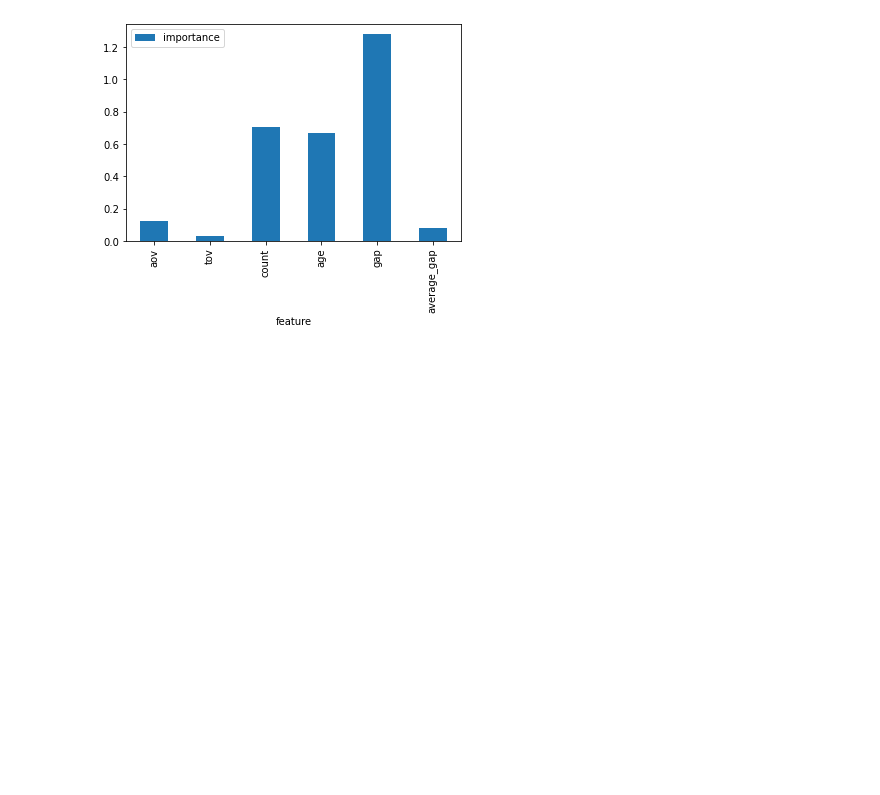
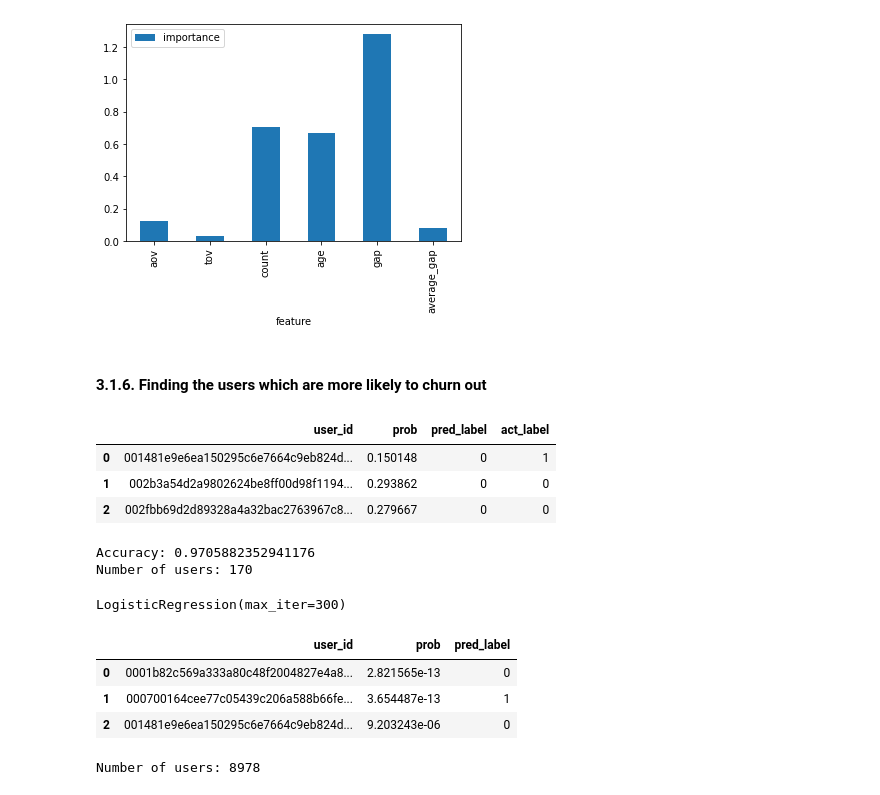
Before and after one commit to saxenapriyansh/dummy_task, a Jupyter notebook: 4. Churn.ipynb, the cells around one changed output. Drawn from its saved outputs; the diff is of its cells as text; code cells hidden in the pictures; blank space fills up the shorter version.

Commit message:
feat(init) Updated Churn code

```diff
--- a/4. Churn.ipynb
+++ b/4. Churn.ipynb
@@ -217,0 +217,2 @@ pd.DataFrame((zip(list(lr_clf.feature_names_in_), abs(lr_clf.coef_[0]))), column
+# %% [markdown]
+#### 3.1.6. Finding the users which are more likely to churn out
@@ -217,0 +226,17 @@ pd.DataFrame((zip(list(lr_clf.feature_names_in_), abs(lr_clf.coef_[0]))), column
+# %%
+most_probable_test_users_churn_df = pd.DataFrame(zip(test_df_scaled['user_id'], clf.predict_proba(X_test)[:,1], lr_clf.predict(X_test), Y_test), columns=['user_id', 'prob', 'pred_label', 'act_label'])
+most_probable_test_users_churn_df.head(3)
+# %% [output]
+|  | user_id | prob | pred_label | act_label |
+| 0 | 001481e9e6ea150295c6e7664c9eb824d... | 0.150148 | 0 | 1 |
+| 1 | 002b3a54d2a9802624be8ff00d98f1194... | 0.293862 | 0 | 0 |
+| 2 | 002fbb69d2d89328a4a32bac2763967c8... | 0.279667 | 0 | 0 |
+# %%
+df = most_probable_test_users_churn_df[most_probable_test_users_churn_df['prob']>=0.95]
+accuracy = accuracy_score(df['act_label'], df['pred_label'])
+
+print("Accuracy: {}".format(accuracy))
+print("Number of users: {}".format(df['user_id'].nunique()))
+# %% [output]
+Accuracy: 0.9705882352941176
+Number of users: 170
@@ -217,0 +265,21 @@ pd.DataFrame((zip(list(lr_clf.feature_names_in_), abs(lr_clf.coef_[0]))), column
+# %%
+lr_clf = LogisticRegression(max_iter=300)
+lr_clf.fit(X, Y);
+# %% [output]
+LogisticRegression(max_iter=300)
+# %%
+most_probable_users_churn_df = pd.DataFrame(zip(df_filtered['user_id'], clf.predict_proba(X)[:,1], lr_clf.predict(X)), columns=['user_id', 'prob', 'pred_label'])
+most_probable_users_churn_df.head(3)
+# %% [output]
+|  | user_id | prob | pred_label |
+| 0 | 0001b82c569a333a80c48f2004827e4a8... | 2.821565e-13 | 0 |
+| 1 | 000700164cee77c05439c206a588b66fe... | 3.654487e-13 | 1 |
+| 2 | 001481e9e6ea150295c6e7664c9eb824d... | 9.203243e-06 | 0 |
+# %%
+df = most_probable_users_churn_df[most_probable_users_churn_df['prob']>=0.95]
+print("Number of users: {}".format(df.shape[0]))
+
+l1 = list(most_probable_users_churn_df[most_probable_users_churn_df['prob']>=0.95]['user_id'])
+# print("user_id who are most probable to churn out: {}".format(l1))
+# %% [output]
+Number of users: 8978
```
Also changed, not shown: parts of 10 cells of this notebook.
